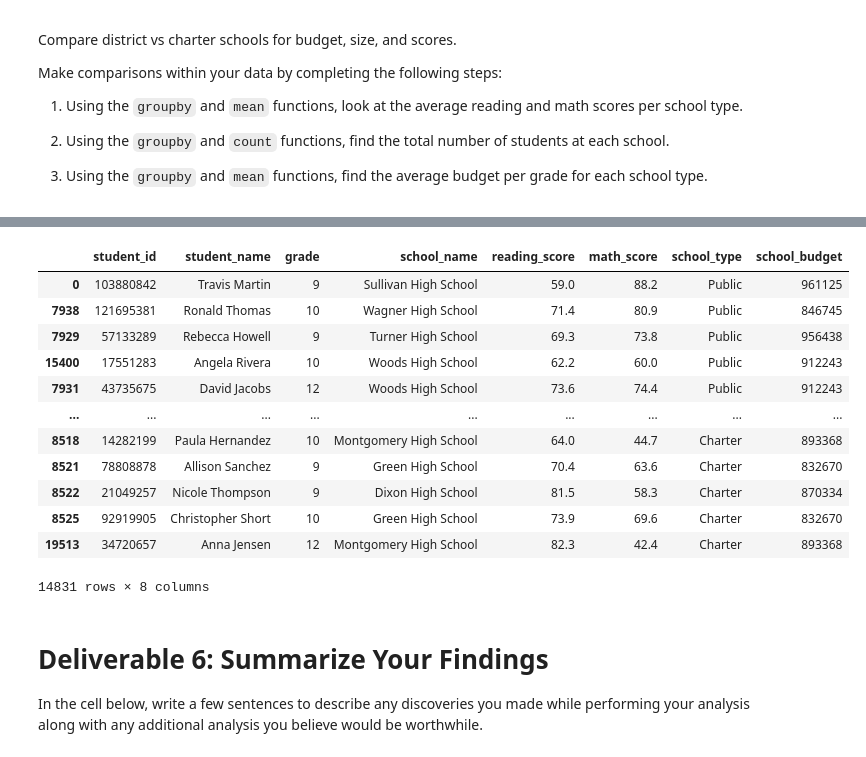
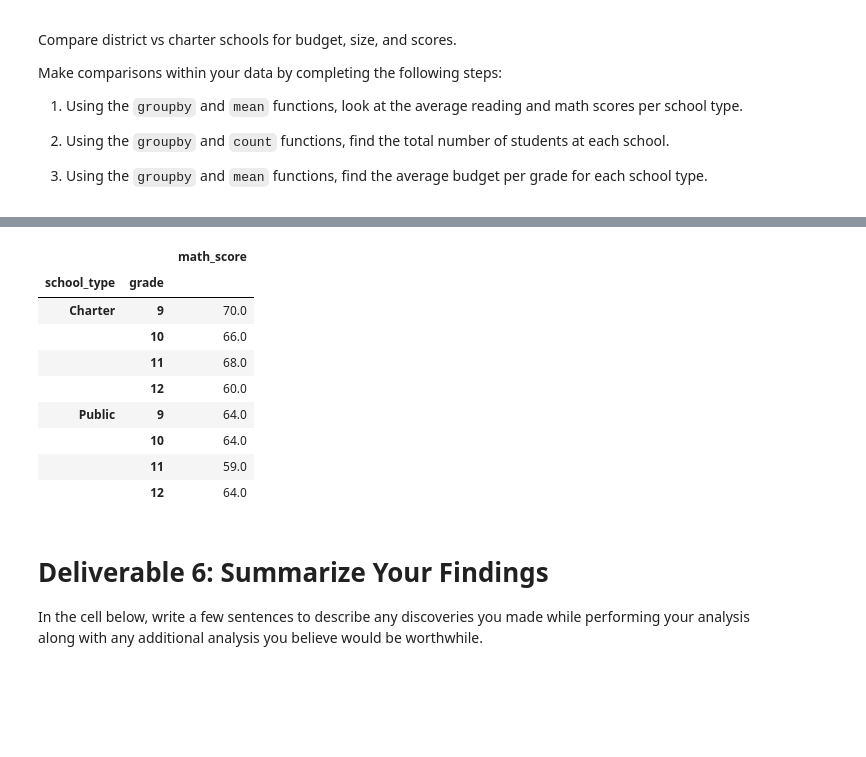
Before and after one commit to NozarLahooti/School_District_Analysis, a Jupyter notebook: Student_Data_Challenge_Starter_Code.ipynb, the cells around one changed output, grey strips where cells are left out. Drawn from its saved outputs; the diff is of its cells as text; code cells hidden in the pictures; blank space fills up the shorter version.

```diff
--- a/Student_Data_Challenge_Starter_Code.ipynb
+++ b/Student_Data_Challenge_Starter_Code.ipynb
@@ -113,7 +112,7 @@ student_df['grade']
 Name: grade, Length: 14831, dtype: object
 # %%
 # Remove the non-numeric characters and verify the contents of the column
-student_df.loc[:, "grade"] = student_df.loc[:, "grade"].str.replace("th", "")
+student_df['grade'] = student_df['grade'].str.replace('th', '')
 student_df['grade']
 # %% [output]
 0         9
@@ -130,7 +129,7 @@ student_df['grade']
 Name: grade, Length: 14831, dtype: object
 # %%
 # Change the grade column to the int type and verify column types
-student_df.loc[:, "grade"] = student_df.loc[:, "grade"].astype("int")
+student_df['grade'] = student_df['grade'].astype(int)
 student_df.dtypes
 # %% [output]
 student_id         int64
@@ -263,6 +262,5 @@ new.loc[:, ["school_name", "reading_score"]]
 # %%
 # Find the mean reading score for all students in grades 11 and 12 combined.
-
-student_df = student_df[(student_df["grade"] == 11) | (student_df["grade"] == 12)]
-student_df['reading_score'].mean()
+student_grade_eleven_twelve = student_df.loc[(student_df["grade"] >= 11) & (student_df["grade"]<= 12)]
+student_grade_eleven_twelve["reading_score"].mean()
 # %% [output]
@@ -294,21 +311,20 @@ avg_school_score.loc[:, ["reading_score", "math_score"]]
 # %%
-total_nu_students = student_df.groupby(by="school_type")
-total_nu_students.count()
-student_df.sort_values("school_type", ascending=False)
+#Find the average math score by grade for each school type by using the groupby and mean functions,
+#as the following image shows:
+
+avg_by_school = student_df.groupby(['school_type', 'grade']).mean()
+avg_by_school.loc[:, ["math_score"]]
 # %% [output]
-|  | student_id | student_name | grade | school_name | reading_score | math_score | school_type | school_budget |
-| 0 | 103880842 | Travis Martin | 9 | Sullivan High School | 59.0 | 88.2 | Public | 961125 |
-| 7938 | 121695381 | Ronald Thomas | 10 | Wagner High School | 71.4 | 80.9 | Public | 846745 |
-| 7929 | 57133289 | Rebecca Howell | 9 | Turner High School | 69.3 | 73.8 | Public | 956438 |
-| 15400 | 17551283 | Angela Rivera | 10 | Woods High School | 62.2 | 60.0 | Public | 912243 |
-| 7931 | 43735675 | David Jacobs | 12 | Woods High School | 73.6 | 74.4 | Public | 912243 |
-| ... | ... | ... | ... | ... | ... | ... | ... | ... |
-| 8518 | 14282199 | Paula Hernandez | 10 | Montgomery High School | 64.0 | 44.7 | Charter | 893368 |
-| 8521 | 78808878 | Allison Sanchez | 9 | Green High School | 70.4 | 63.6 | Charter | 832670 |
-| 8522 | 21049257 | Nicole Thompson | 9 | Dixon High School | 81.5 | 58.3 | Charter | 870334 |
-| 8525 | 92919905 | Christopher Short | 10 | Green High School | 73.9 | 69.6 | Charter | 832670 |
-| 19513 | 34720657 | Anna Jensen | 12 | Montgomery High School | 82.3 | 42.4 | Charter | 893368 |
+|  |  | math_score |
+| school_type | grade |  |
+| Charter | 9 | 70.0 |
+|  | 10 | 66.0 |
+|  | 11 | 68.0 |
+|  | 12 | 60.0 |
+| Public | 9 | 64.0 |
+|  | 10 | 64.0 |
+|  | 11 | 59.0 |
+|  | 12 | 64.0 |
-14831 rows × 8 columns
 # %% [markdown]
 # Deliverable 6: Summarize Your Findings
 In the cell below, write a few sentences to describe any discoveries you made while performing your analysis along with any additional analysis you believe would be worthwhile.
```
Also changed, not shown: parts of 10 cells of this notebook.
